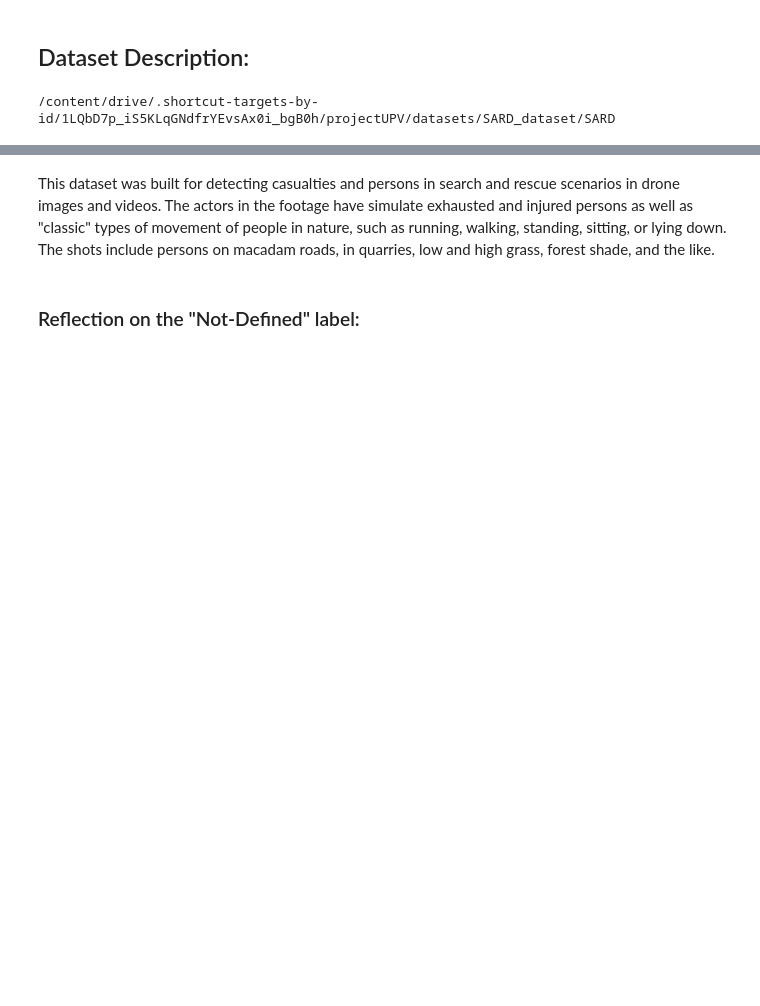
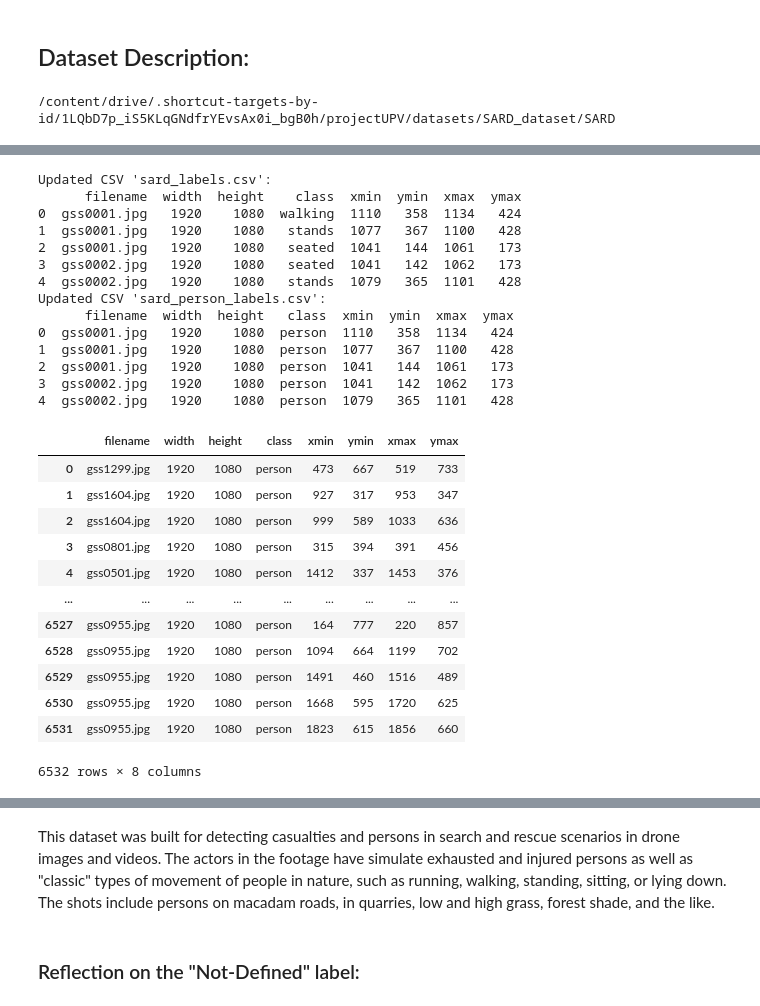
Before and after one commit to PavanDaniele/drone-person-detection, a Jupyter notebook: data_exploration.ipynb, the cells around one changed output, grey strips where cells are left out. Saved outputs shown, nothing was run; the diff lists cells and outputs as text; code cells hidden in the pictures; blank space fills up the shorter version.

```diff
--- a/data_exploration.ipynb
+++ b/data_exploration.ipynb
@@ -163,0 +238,64 @@ Really empty images: {'gss1138.jpg', 'gss326.jpg', 'gss1129.jpg', 'gss327.jpg'}
+# %%
+# Modify the names in gssNNNN.jpg format
+def format_filename(old_name, prefix="gss"):
+  num = re.findall(r'\d+', old_name)
+  if num:
+    return f"{prefix}{int(num[0]):04d}.jpg"
+  return old_name  # In caso non ci siano numeri
+# %%
+def update_csv_filenames(folder_path, csv_file, prefix="gss"):
+  """
+  Update the 'filename' column in a CSV file with a new prefix in the format gssNNNN.jpg.
+
+  Args:
+    folder_path (str): Path to dataset containing csv
+    csv_file (str): Name of the CSV file
+    prefix (str): Prefix to add to the new filenames
+  """
+  # After renaming, update the filenames in the CSV
+  csv_path = os.path.join(folder_path, csv_file)
+  df = pd.read_csv(csv_path)
+
+  df['filename'] = df['filename'].apply(format_filename)
+  df.to_csv(csv_path, index=False)
+
+  # Sort de dataframe by filename
+  df = df.sort_values(by='filename').reset_index(drop=True)
+
+  # Print the updated DataFrame to verify the changes
+  print(f"Updated CSV '{csv_file}':")
+  print(df.head())  # Print first few rows to verify
+
+# update_csv_filenames(folder_path, 'sard_labels.csv')
+# update_csv_filenames(folder_path, 'sard_person_labels.csv')
+
+# read_file_csv(folder_path, 'sard_labels.csv')
+# read_file_csv(folder_path, 'sard_person_labels.csv')
+# %% [output]
+Updated CSV 'sard_labels.csv':
+      filename  width  height    class  xmin  ymin  xmax  ymax
+0  gss0001.jpg   1920    1080  walking  1110   358  1134   424
+1  gss0001.jpg   1920    1080   stands  1077   367  1100   428
+2  gss0001.jpg   1920    1080   seated  1041   144  1061   173
+3  gss0002.jpg   1920    1080   seated  1041   142  1062   173
+4  gss0002.jpg   1920    1080   stands  1079   365  1101   428
+Updated CSV 'sard_person_labels.csv':
+      filename  width  height   class  xmin  ymin  xmax  ymax
+0  gss0001.jpg   1920    1080  person  1110   358  1134   424
+1  gss0001.jpg   1920    1080  person  1077   367  1100   428
+2  gss0001.jpg   1920    1080  person  1041   144  1061   173
+3  gss0002.jpg   1920    1080  person  1041   142  1062   173
+4  gss0002.jpg   1920    1080  person  1079   365  1101   428
+|  | filename | width | height | class | xmin | ymin | xmax | ymax |
+| 0 | gss1299.jpg | 1920 | 1080 | person | 473 | 667 | 519 | 733 |
+| 1 | gss1604.jpg | 1920 | 1080 | person | 927 | 317 | 953 | 347 |
+| 2 | gss1604.jpg | 1920 | 1080 | person | 999 | 589 | 1033 | 636 |
+| 3 | gss0801.jpg | 1920 | 1080 | person | 315 | 394 | 391 | 456 |
+| 4 | gss0501.jpg | 1920 | 1080 | person | 1412 | 337 | 1453 | 376 |
+| ... | ... | ... | ... | ... | ... | ... | ... | ... |
+| 6527 | gss0955.jpg | 1920 | 1080 | person | 164 | 777 | 220 | 857 |
+| 6528 | gss0955.jpg | 1920 | 1080 | person | 1094 | 664 | 1199 | 702 |
+| 6529 | gss0955.jpg | 1920 | 1080 | person | 1491 | 460 | 1516 | 489 |
+| 6530 | gss0955.jpg | 1920 | 1080 | person | 1668 | 595 | 1720 | 625 |
+| 6531 | gss0955.jpg | 1920 | 1080 | person | 1823 | 615 | 1856 | 660 |
+6532 rows × 8 columns
```
Also changed, not shown: parts of 22 cells of this notebook.
